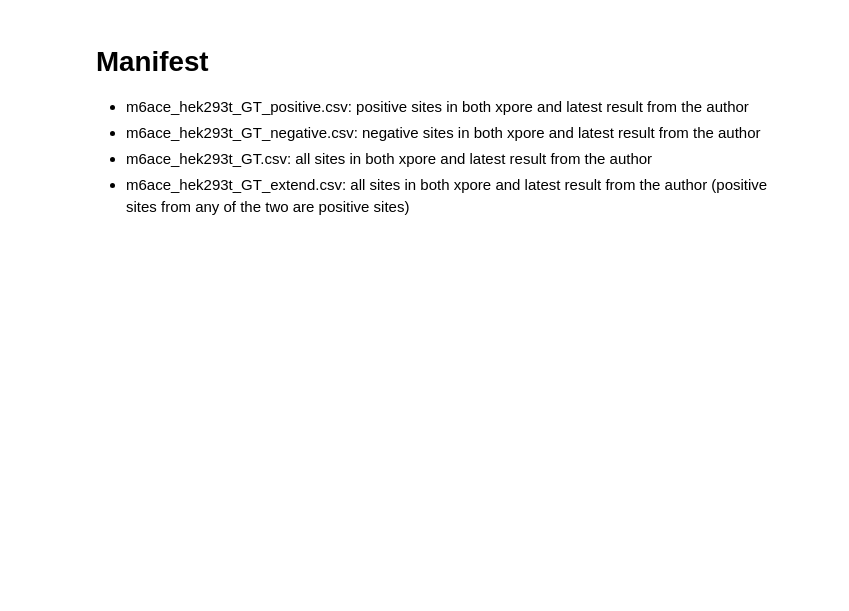
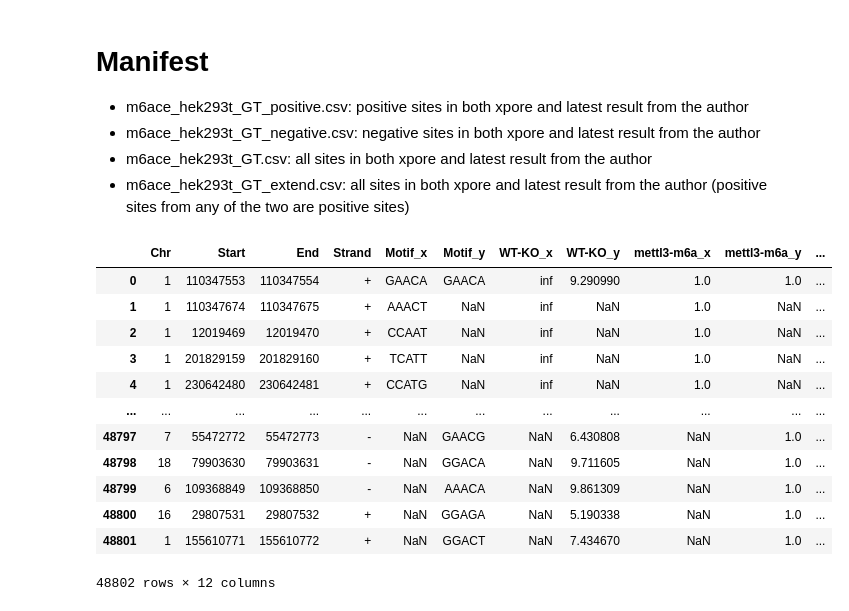
Before and after one commit to loganylchen/baleen_data, a Jupyter notebook: hek293t_m6ace.ipynb, the cells around one changed output. Saved outputs shown, nothing was run; the diff lists cells and outputs as text; code cells hidden in the pictures; blank space fills up the shorter version.

```diff
--- a/hek293t_m6ace.ipynb
+++ b/hek293t_m6ace.ipynb
@@ -85,3 +85,11 @@ print(m6aceseq_hek293t_df.shape)
 # %% [output]
 (48027, 19)
 (15073, 19)
+# %%
+merged_hek293t_df = raw_hek293t_df.merge(m6aceseq_hek293t_df,on=['Chr','Start','End','Strand'],how='outer').loc[:,['Chr','Start','End','Strand',
+                                                                                                                   'Motif_x','Motif_y','WT-KO_x',
+                                                                                                                   'WT-KO_y','WT RML average_x',
+                                                                                                                   'Mettl3-KO RML average_x','WT '
+                                                                                                                                             'RML average_y','Mettl3-KO RML average_y','mettl3-m6a_x','mettl3-m6a_y']]
+merged_hek293t_df['Motif'] = merged_hek293t_df['Motif_x']
+merged_hek293t_df.head()
@@ -88,7 +103,11 @@ print(m6aceseq_hek293t_df.shape)
 # %%
-merged_hek293t_df = raw_hek293t_df.merge(m6aceseq_hek293t_df,on=['Chr','Start','End','Strand'],how='outer').loc[:,['Chr','Start','End','Strand','Motif_x','Motif_y','WT-KO_x','WT-KO_y','mettl3-m6a_x','mettl3-m6a_y']]
-merged_hek293t_df['Motif'] = merged_hek293t_df['Motif_x']
-merged_hek293t_df.loc[merged_hek293t_df['Motif_x'].isna(),'Motif'] = merged_hek293t_df.loc[merged_hek293t_df['Motif_x'].isna(),'Motif_y']
+# merged_hek293t_df = raw_hek293t_df.merge(m6aceseq_hek293t_df,on=['Chr','Start','End','Strand'],how='outer').loc[:,['Chr','Start','End','Strand',
+#                                                                                                                    'Motif_x','Motif_y','WT-KO_x',
+#                                                                                                                    'WT-KO_y','WT RML average_x',
+#                                                                                                                    'Mettl3-KO RML average_x','WT '
+#                                                                                                                                              'RML average_y','Mettl3-KO RML average_y','mettl3-m6a_x','mettl3-m6a_y']]
+#
+# merged_hek293t_df.loc[merged_hek293t_df['Motif_x'].isna(),'Motif'] = merged_hek293t_df.loc[merged_hek293t_df['Motif_x'].isna(),'Motif_y']
 # %%
 (merged_hek293t_df.loc[merged_hek293t_df['mettl3-m6a_x'] == merged_hek293t_df['mettl3-m6a_y'],['Chr','Start','End','Strand','Motif','mettl3-m6a_x']]
  .sort_values(['Chr','Start']).to_csv('hek293t_m6ace/m6ace_hek293t_GT_positive.csv',index=False,header=['Chr','Start','End','Strand','Motif',
@@ -110,3 +149,19 @@ merged_hek293t_df.loc[:,['Chr','Start','End','Strand','Motif','mettl3-m6a']].sor
 - m6ace_hek293t_GT_negative.csv: negative sites in both xpore and latest result from the author
 - m6ace_hek293t_GT.csv: all sites in both xpore and latest result from the author
 - m6ace_hek293t_GT_extend.csv: all sites in both  xpore and latest result from the author (positive sites from any of the two are positive sites)
+# %%
+merged_hek293t_df
+# %% [output]
+|  | Chr | Start | End | Strand | Motif_x | Motif_y | WT-KO_x | WT-KO_y | mettl3-m6a_x | mettl3-m6a_y | ... |
+| 0 | 1 | 110347553 | 110347554 | + | GAACA | GAACA | inf | 9.290990 | 1.0 | 1.0 | ... |
+| 1 | 1 | 110347674 | 110347675 | + | AAACT | NaN | inf | NaN | 1.0 | NaN | ... |
+| 2 | 1 | 12019469 | 12019470 | + | CCAAT | NaN | inf | NaN | 1.0 | NaN | ... |
+| 3 | 1 | 201829159 | 201829160 | + | TCATT | NaN | inf | NaN | 1.0 | NaN | ... |
+| 4 | 1 | 230642480 | 230642481 | + | CCATG | NaN | inf | NaN | 1.0 | NaN | ... |
+| ... | ... | ... | ... | ... | ... | ... | ... | ... | ... | ... | ... |
+| 48797 | 7 | 55472772 | 55472773 | - | NaN | GAACG | NaN | 6.430808 | NaN | 1.0 | ... |
+| 48798 | 18 | 79903630 | 79903631 | - | NaN | GGACA | NaN | 9.711605 | NaN | 1.0 | ... |
+| 48799 | 6 | 109368849 | 109368850 | - | NaN | AAACA | NaN | 9.861309 | NaN | 1.0 | ... |
+| 48800 | 16 | 29807531 | 29807532 | + | NaN | GGAGA | NaN | 5.190338 | NaN | 1.0 | ... |
+| 48801 | 1 | 155610771 | 155610772 | + | NaN | GGACT | NaN | 7.434670 | NaN | 1.0 | ... |
+48802 rows × 12 columns
```
Also changed, not shown: parts of 4 cells of this notebook, 2 other files.
